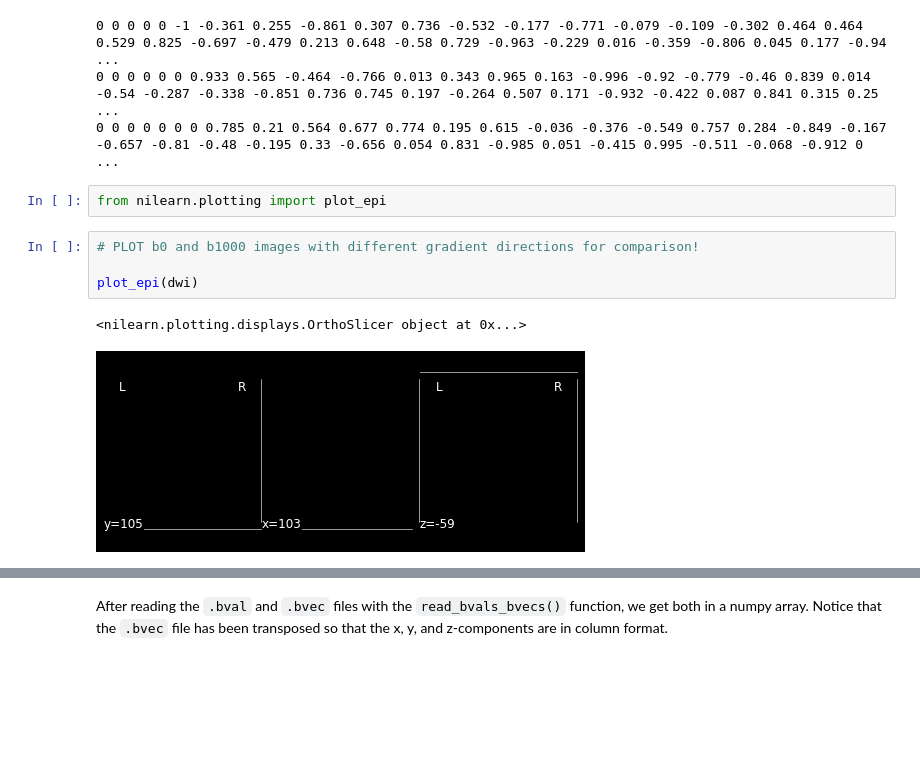
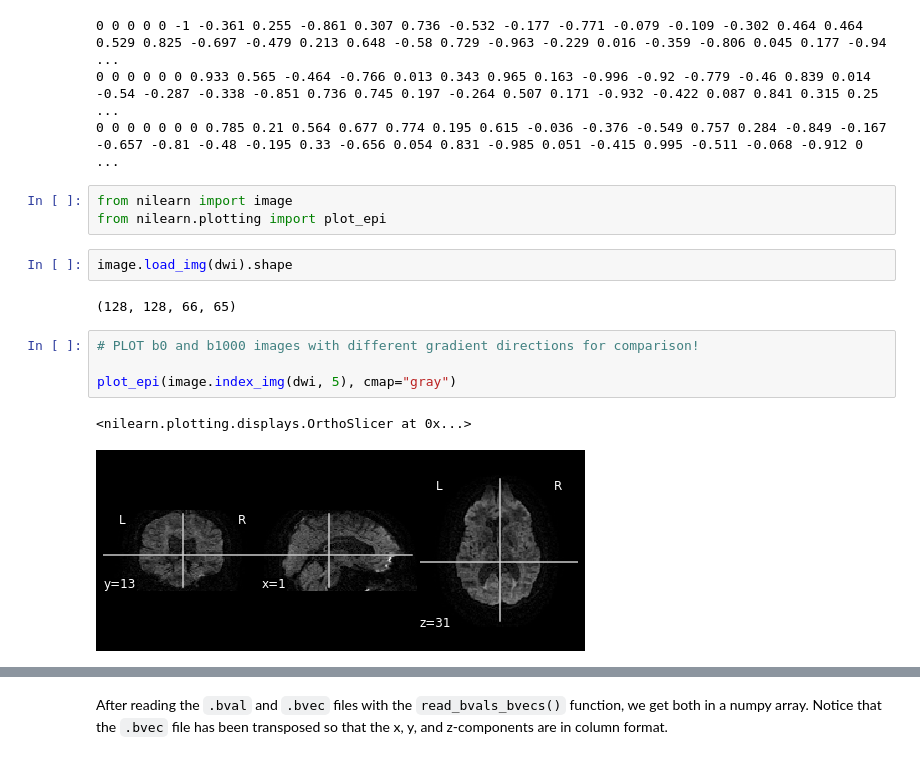
Before and after one commit to nipreps/nipreps-book, a Jupyter notebook: docs/dwi/02-intro_dmri.ipynb, the cells around one changed output, grey strips where cells are left out. Drawn from its saved outputs; the diff is of its cells as text; blank space fills up the shorter version.

```diff
--- a/docs/dwi/02-intro_dmri.ipynb
+++ b/docs/dwi/02-intro_dmri.ipynb
@@ -39,11 +39,16 @@ All of the remaining images have a b-value of 1000 and have a DW gradient vector
 0 0 0 0 0 0 0.933 0.565 -0.464 -0.766 0.013 0.343 0.965 0.163 -0.996 -0.92 -0.779 -0.46 0.839 0.014 -0.54 -0.287 -0.338 -0.851 0.736 0.745 0.197 -0.264 0.507 0.171 -0.932 -0.422 0.087 0.841 0.315 0.25 ...
 0 0 0 0 0 0 0 0.785 0.21 0.564 0.677 0.774 0.195 0.615 -0.036 -0.376 -0.549 0.757 0.284 -0.849 -0.167 -0.657 -0.81 -0.48 -0.195 0.33 -0.656 0.054 0.831 -0.985 0.051 -0.415 0.995 -0.511 -0.068 -0.912 0 ...
 # %%
+from nilearn import image
 from nilearn.plotting import plot_epi
+# %%
+image.load_img(dwi).shape
+# %% [output]
+(128, 128, 66, 65)
 # %%
 # PLOT b0 and b1000 images with different gradient directions for comparison!
 
-plot_epi(dwi)
+plot_epi(image.index_img(dwi, 5), cmap="gray")
 # %% [output]
-<nilearn.plotting.displays.OrthoSlicer object at 0x...>
+<nilearn.plotting.displays.OrthoSlicer at 0x...>
-[figure, old version]
+[figure, new version]
```
Also changed, not shown: parts of 4 cells of this notebook, 3 other files.
